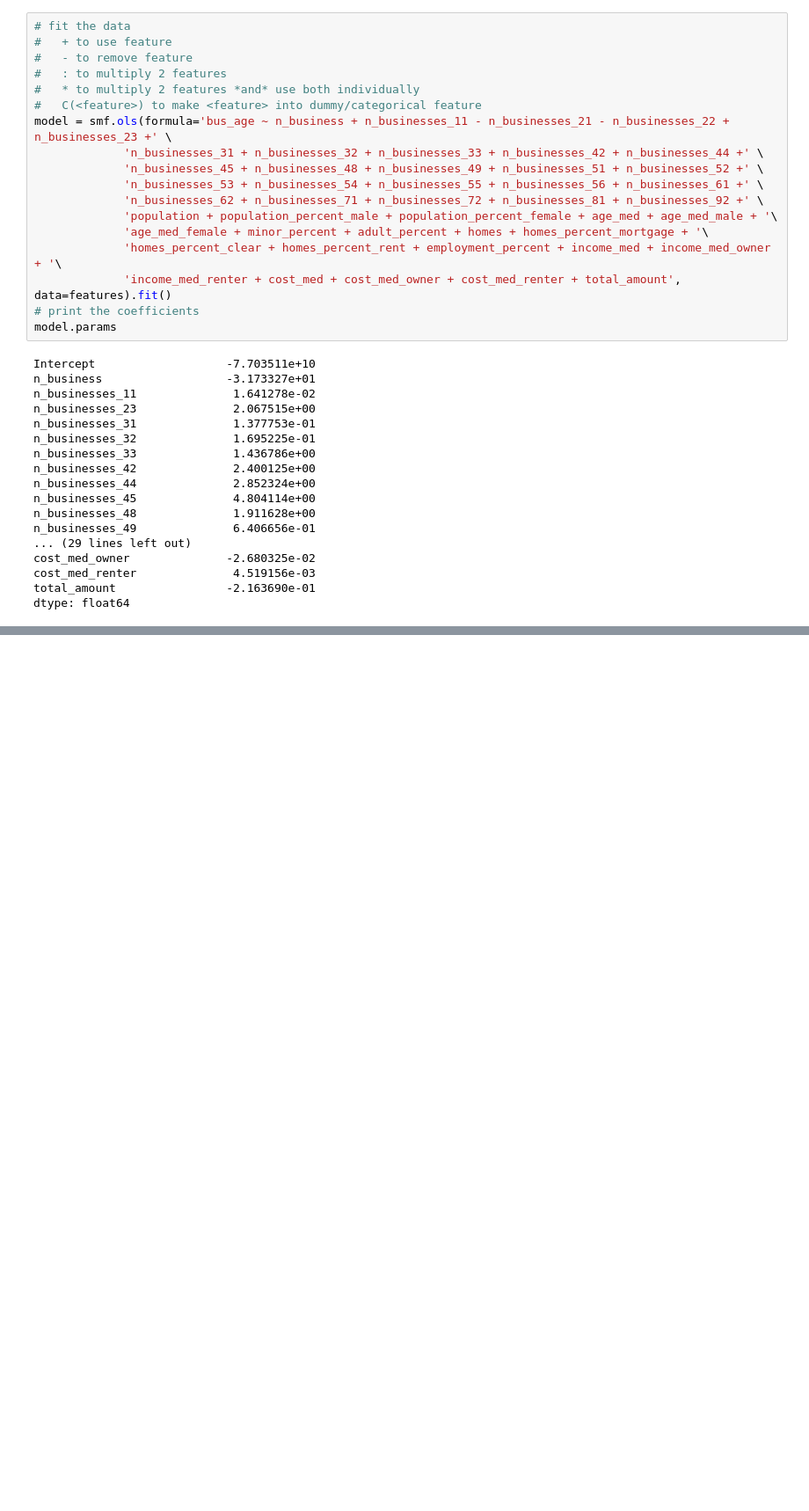
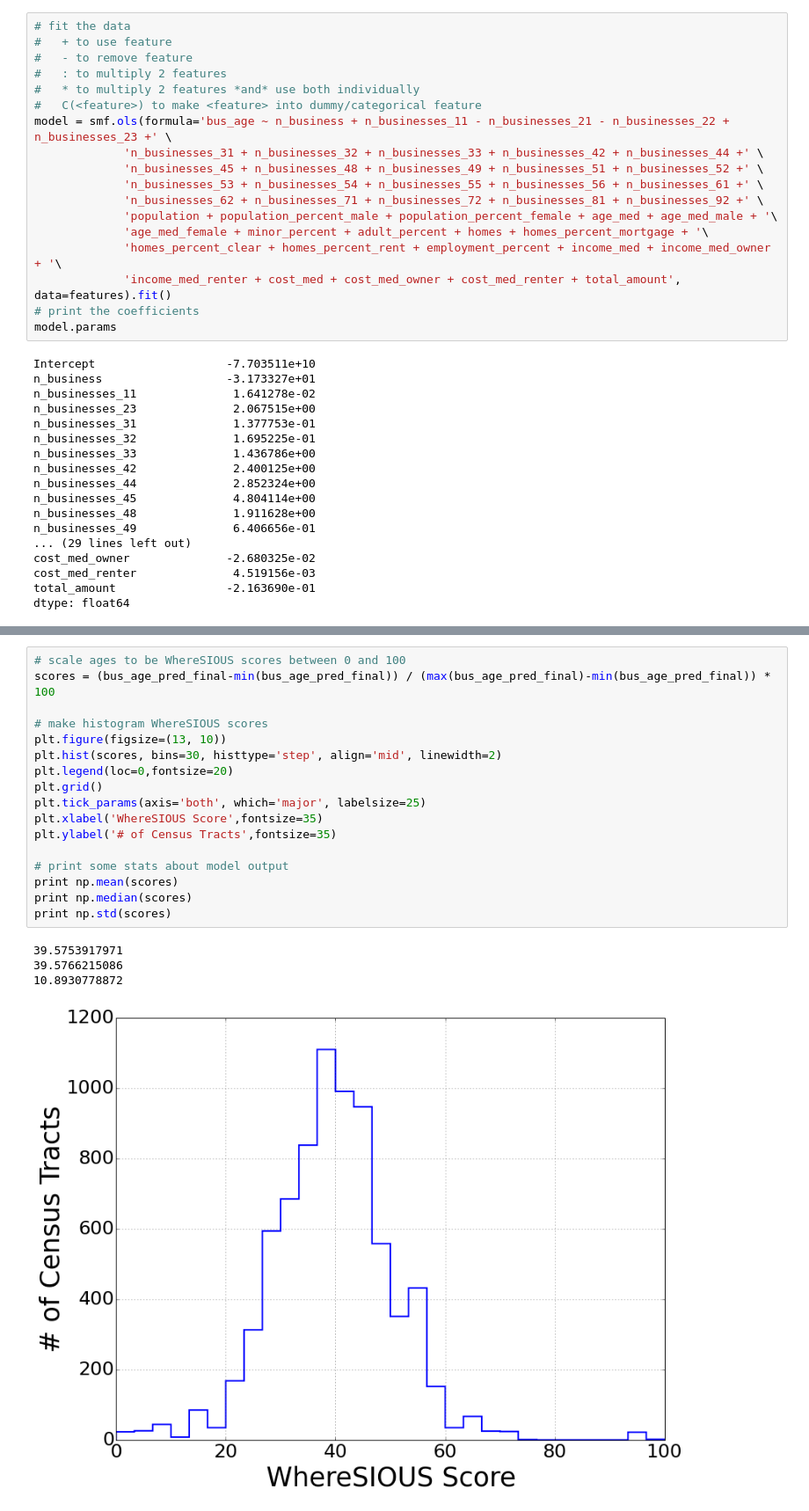
Before and after one commit to jmsilverman/insight_project, a Jupyter notebook: lin_reg_training2.ipynb, the cells around one changed output, grey strips where cells are left out. Shown at 88% size. Cells and saved outputs as stored; diff of their text form; blank space fills up the shorter version.

Commit message:
added lots to lin reg notebook and cleaned it up a lot and now producing final scores

```diff
--- a/lin_reg_training2.ipynb
+++ b/lin_reg_training2.ipynb
@@ -201,0 +243,22 @@ for code in codes:
+# %%
+# scale ages to be WhereSIOUS scores between 0 and 100
+scores = (bus_age_pred_final-min(bus_age_pred_final)) / (max(bus_age_pred_final)-min(bus_age_pred_final)) * 100
+
+# make histogram WhereSIOUS scores
+plt.figure(figsize=(13, 10))
+plt.hist(scores, bins=30, histtype='step', align='mid', linewidth=2)
+plt.legend(loc=0,fontsize=20)
+plt.grid()
+plt.tick_params(axis='both', which='major', labelsize=25)
+plt.xlabel('WhereSIOUS Score',fontsize=35)
+plt.ylabel('# of Census Tracts',fontsize=35)
+
+# print some stats about model output
+print np.mean(scores)
+print np.median(scores)
+print np.std(scores)
+# %% [output]
+39.5753917971
+39.5766215086
+10.8930778872
+[figure, added]
```
Also changed, not shown: parts of 10 cells of this notebook, 2 other files.
